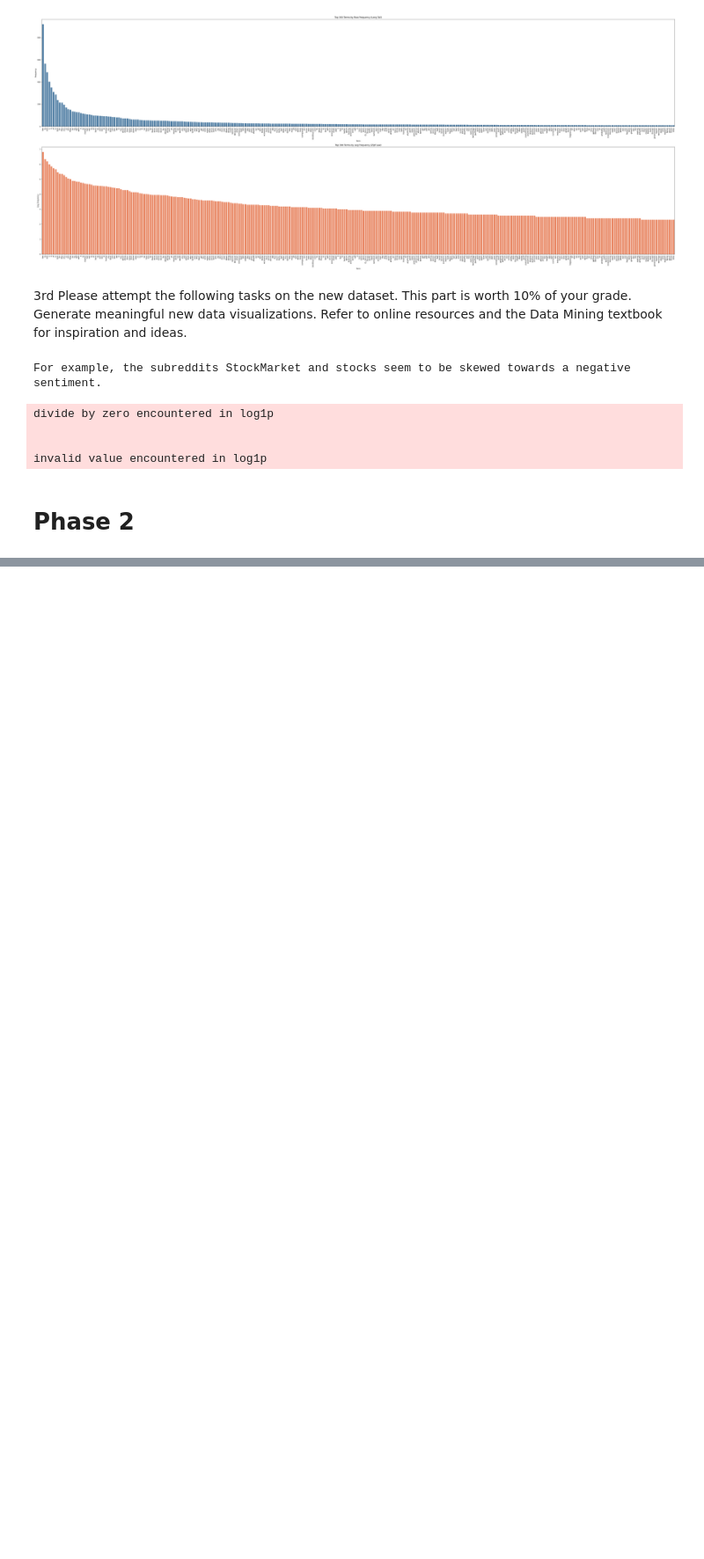
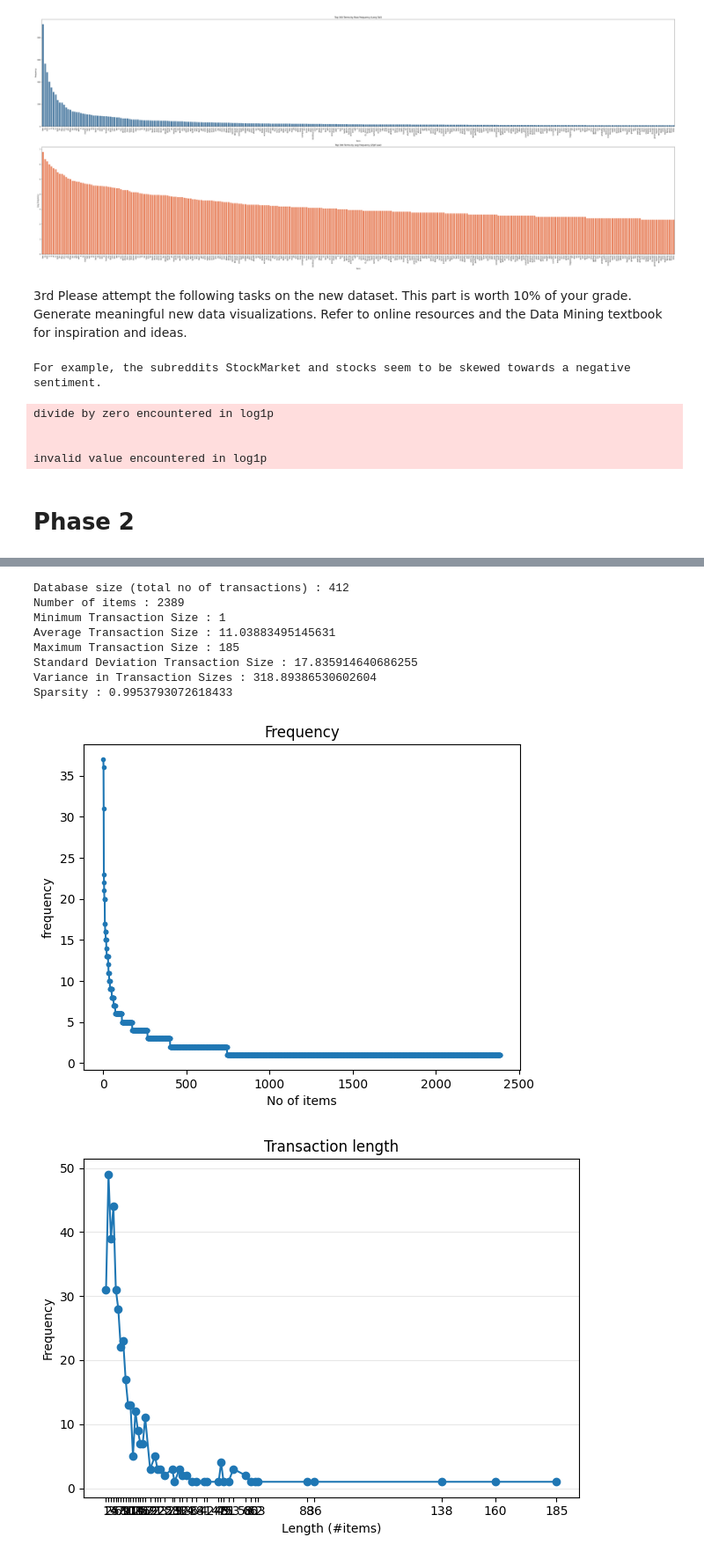
Before and after one commit to Deniz-Can/DM2025-Lab1-Exercise, a Jupyter notebook: DM2025-Lab1-Homework.ipynb, the cells around one changed output, grey strips where cells are left out. Shown at 88% size. Cells and saved outputs as stored; diff of their text form; code cells hidden in the pictures; blank space fills up the shorter version.

Commit message:
lab 1 phase 2 with new data

```diff
--- a/DM2025-Lab1-Homework.ipynb
+++ b/DM2025-Lab1-Homework.ipynb
@@ -785,0 +968,80 @@ fig.show()
+# %%
+### Exercise 17 ###
+# executed for one label as in the master notebook
+
+# imports and transactional DB file
+from PAMI.frequentPattern.topk import FAE as topk_alg
+from PAMI.frequentPattern.maximal import MaxFPGrowth as max_alg
+from PAMI.frequentPattern.basic import FPGrowth as fp_alg
+from PAMI.extras.convert.DF2DB import DF2DB
+from PAMI.extras.dbStats import TransactionalDatabase as tds
+import pandas as pd
+from sklearn.feature_extraction.text import CountVectorizer
+
+neutral_df = X[X["label_name"] == "neutral"].copy()
+
+# tokenization preparation; removing punctuation
+count_vect = CountVectorizer(
+    lowercase=True,
+    stop_words="english",
+    token_pattern=r"(?u)\b[a-zA-Z]{2,}\b"
+)
+X_tdm = count_vect.fit_transform(neutral_df["text"].fillna("").astype(str))
+terms = count_vect.get_feature_names_out()
+term_document_df = pd.DataFrame(X_tdm.toarray(), columns=terms)
+obj = DF2DB(term_document_df)
+obj.convert2TransactionalDatabase("td_freq_db_neutral.csv", ">=", 1)
+
+db = tds.TransactionalDatabase("td_freq_db_neutral.csv")
+db.run()
+db.printStats()
+db.plotGraphs()
+
+input_file = "td_freq_db_neutral.csv"
+sep = ","
+
+# run FAE Top-K Mining Algorithm
+print(">>> Running FAE Top-K Mining Algorithm (neutral) ...")
+k_values = [500, 1000, 1500]  # different k values to test
+for k in k_values:
+    obj_topk = topk_alg.FAE(iFile=input_file,k=k,sep=sep)
+    obj_topk.mine()
+    patterns_df = obj_topk.getPatternsAsDataFrame()
+    runtime = obj_topk.getRuntime()
+    print(f"k={k} | Runtime: {runtime} seconds | Patterns Found: {len(patterns_df)}")
+    display(patterns_df.head(10))  # display first 10 patterns
+
+# run MaxFPGrowth Mining Algorithm
+print("\n>>> Running MaxFPGrowth Mining Algorithm (neutral) ...")
+minSup_values = [3, 6, 9]  # different minSup values
+for minSup in minSup_values:
+    obj_max = max_alg.MaxFPGrowth(iFile=input_file, minSup=minSup, sep=sep)
+    obj_max.mine()
+    patterns_df = obj_max.getPatternsAsDataFrame()
+    runtime = obj_max.getRuntime()
+    print(f"minSup={minSup} | Runtime: {runtime} seconds | Patterns Found: {len(patterns_df)}")
+    display(patterns_df.head(10))  # display first 10 patterns
+
+# run FPGrowth Mining Algorithm
+print("\n>>> Running FPGrowth Mining Algorithm (neutral) ...")
+minSup_values = [3, 6, 9]  # different minSup values
+for minSup in minSup_values:
+    obj_fp = fp_alg.FPGrowth(iFile=input_file, minSup=minSup, sep=sep)
+    obj_fp.mine()
+    patterns_df = obj_fp.getPatternsAsDataFrame()
+    runtime = obj_fp.getRuntime()
+    print(f"minSup={minSup} | Runtime: {runtime} seconds | Patterns Found: {len(patterns_df)}")
+    display(patterns_df.head(10))  # display first 10 patterns
+
+# runtime comparison plots
+# %% [output]
+Database size (total no of transactions) : 412
+Number of items : 2389
+Minimum Transaction Size : 1
+Average Transaction Size : 11.03883495145631
+Maximum Transaction Size : 185
+Standard Deviation Transaction Size : 17.835914640686255
+Variance in Transaction Sizes : 318.89386530602604
+Sparsity : 0.9953793072618433
+[figure, added]
+[figure, added]
```
Also changed, not shown: parts of 4 cells of this notebook, 2 other files.
